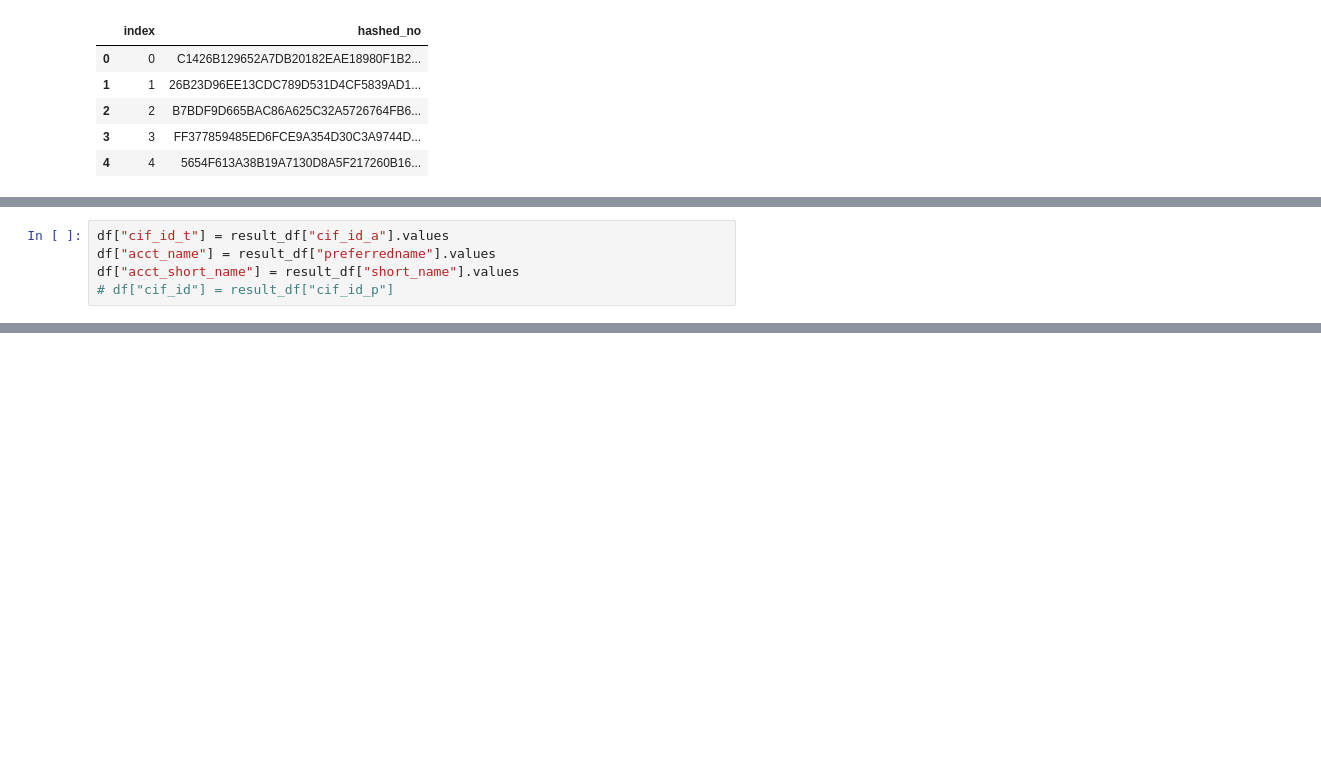
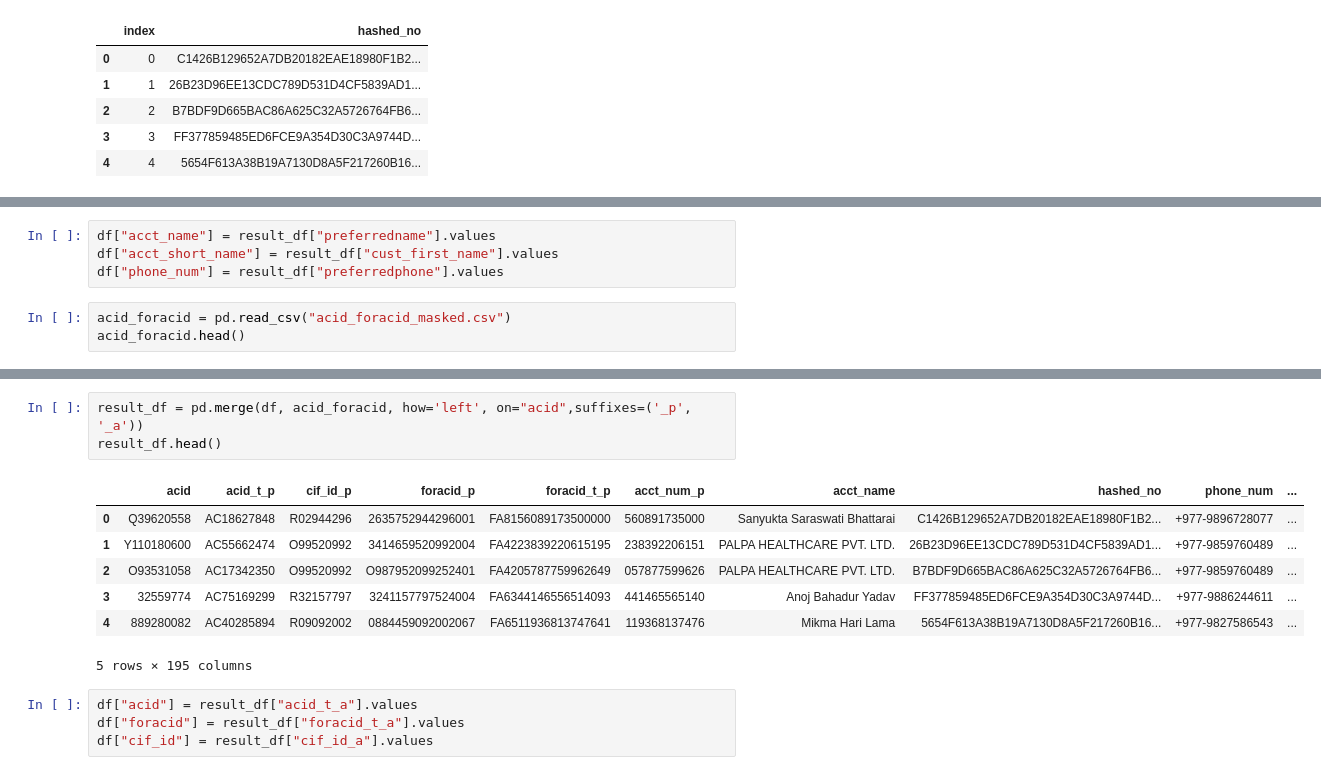
Before and after one commit to dlytica-gcp/masked_original, a Jupyter notebook: tbaadm/general_acct_mast_table/general_acct_mast_table.ipynb, the cells around one changed output, grey strips where cells are left out. Drawn from its saved outputs; the diff is of its cells as text; blank space fills up the shorter version.

```diff
--- a/tbaadm/general_acct_mast_table/general_acct_mast_table.ipynb
+++ b/tbaadm/general_acct_mast_table/general_acct_mast_table.ipynb
@@ -154,5 +161,7 @@ result_df.head(8)
 # %%
-df["cif_id_t"] = result_df["cif_id_a"].values
 df["acct_name"] = result_df["preferredname"].values
-df["acct_short_name"] = result_df["short_name"].values
-# df["cif_id"] = result_df["cif_id_p"]
+df["acct_short_name"] = result_df["cust_first_name"].values
+df["phone_num"] = result_df["preferredphone"].values
+# %%
+acid_foracid = pd.read_csv("acid_foracid_masked.csv")
+acid_foracid.head()
@@ -158,0 +175,15 @@ df["acct_short_name"] = result_df["short_name"].values
+# %%
+result_df = pd.merge(df, acid_foracid, how='left', on="acid",suffixes=('_p', '_a'))
+result_df.head()
+# %% [output]
+|  | acid | acid_t_p | cif_id_p | foracid_p | foracid_t_p | acct_num_p | acct_name | hashed_no | phone_num | ... |
+| 0 | Q39620558 | AC18627848 | R02944296 | 2635752944296001 | FA8156089173500000 | 560891735000 | Sanyukta Saraswati Bhattarai | C1426B129652A7DB20182EAE18980F1B2... | +977-9896728077 | ... |
+| 1 | Y110180600 | AC55662474 | O99520992 | 3414659520992004 | FA4223839220615195 | 238392206151 | PALPA HEALTHCARE PVT. LTD. | 26B23D96EE13CDC789D531D4CF5839AD1... | +977-9859760489 | ... |
+| 2 | O93531058 | AC17342350 | O99520992 | O987952099252401 | FA4205787759962649 | 057877599626 | PALPA HEALTHCARE PVT. LTD. | B7BDF9D665BAC86A625C32A5726764FB6... | +977-9859760489 | ... |
+| 3 | 32559774 | AC75169299 | R32157797 | 3241157797524004 | FA6344146556514093 | 441465565140 | Anoj Bahadur Yadav | FF377859485ED6FCE9A354D30C3A9744D... | +977-9886244611 | ... |
+| 4 | 889280082 | AC40285894 | R09092002 | 0884459092002067 | FA6511936813747641 | 119368137476 | Mikma Hari Lama | 5654F613A38B19A7130D8A5F217260B16... | +977-9827586543 | ... |
+5 rows × 195 columns
+# %%
+df["acid"] = result_df["acid_t_a"].values
+df["foracid"] = result_df["foracid_t_a"].values
+df["cif_id"] = result_df["cif_id_a"].values
```
Also changed, not shown: parts of 17 cells of this notebook, 18 other files.
